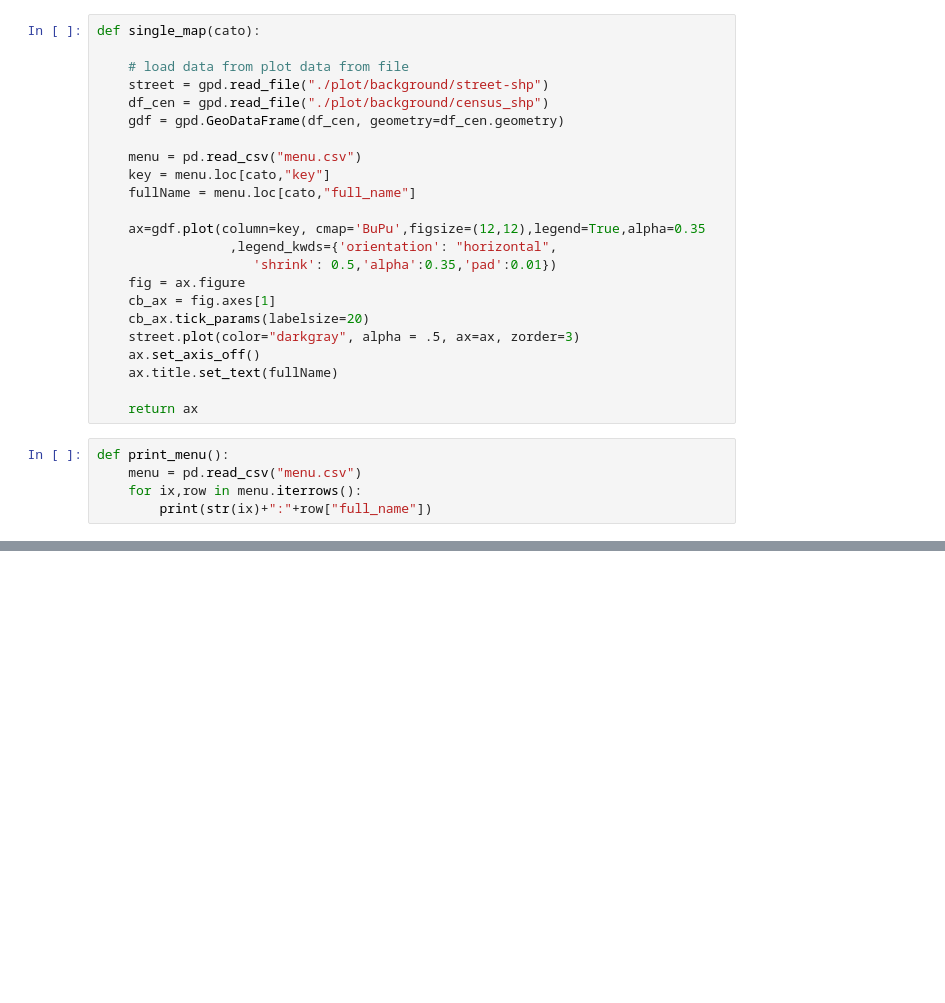
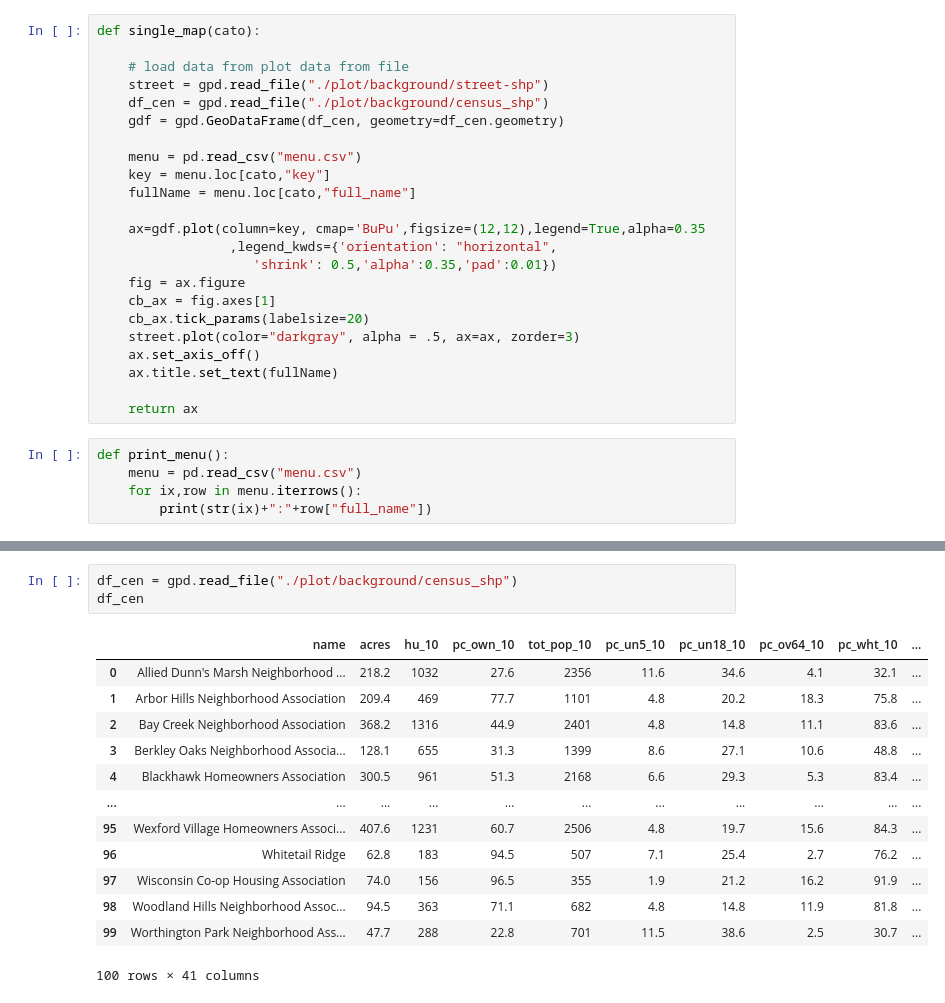
Before and after one commit to Dingyi-Z/Dream-Bus, a Jupyter notebook: Simulator/UtilityMap.ipynb, the cells around one changed output, grey strips where cells are left out. Cells and saved outputs as stored; diff of their text form; blank space fills up the shorter version.

```diff
--- a/Simulator/UtilityMap.ipynb
+++ b/Simulator/UtilityMap.ipynb
@@ -81,0 +114,17 @@ single_map(4)
+# %%
+df_cen = gpd.read_file("./plot/background/census_shp")
+df_cen
+# %% [output]
+|  | name | acres | hu_10 | pc_own_10 | tot_pop_10 | pc_un5_10 | pc_un18_10 | pc_ov64_10 | pc_wht_10 | ... |
+| 0 | Allied Dunn's Marsh Neighborhood ... | 218.2 | 1032 | 27.6 | 2356 | 11.6 | 34.6 | 4.1 | 32.1 | ... |
+| 1 | Arbor Hills Neighborhood Association | 209.4 | 469 | 77.7 | 1101 | 4.8 | 20.2 | 18.3 | 75.8 | ... |
+| 2 | Bay Creek Neighborhood Association | 368.2 | 1316 | 44.9 | 2401 | 4.8 | 14.8 | 11.1 | 83.6 | ... |
+| 3 | Berkley Oaks Neighborhood Associa... | 128.1 | 655 | 31.3 | 1399 | 8.6 | 27.1 | 10.6 | 48.8 | ... |
+| 4 | Blackhawk Homeowners Association | 300.5 | 961 | 51.3 | 2168 | 6.6 | 29.3 | 5.3 | 83.4 | ... |
+| ... | ... | ... | ... | ... | ... | ... | ... | ... | ... | ... |
+| 95 | Wexford Village Homeowners Associ... | 407.6 | 1231 | 60.7 | 2506 | 4.8 | 19.7 | 15.6 | 84.3 | ... |
+| 96 | Whitetail Ridge | 62.8 | 183 | 94.5 | 507 | 7.1 | 25.4 | 2.7 | 76.2 | ... |
+| 97 | Wisconsin Co-op Housing Association | 74.0 | 156 | 96.5 | 355 | 1.9 | 21.2 | 16.2 | 91.9 | ... |
+| 98 | Woodland Hills Neighborhood Assoc... | 94.5 | 363 | 71.1 | 682 | 4.8 | 14.8 | 11.9 | 81.8 | ... |
+| 99 | Worthington Park Neighborhood Ass... | 47.7 | 288 | 22.8 | 701 | 11.5 | 38.6 | 2.5 | 30.7 | ... |
+100 rows × 41 columns
```
Also changed, not shown: parts of 5 cells of this notebook.
